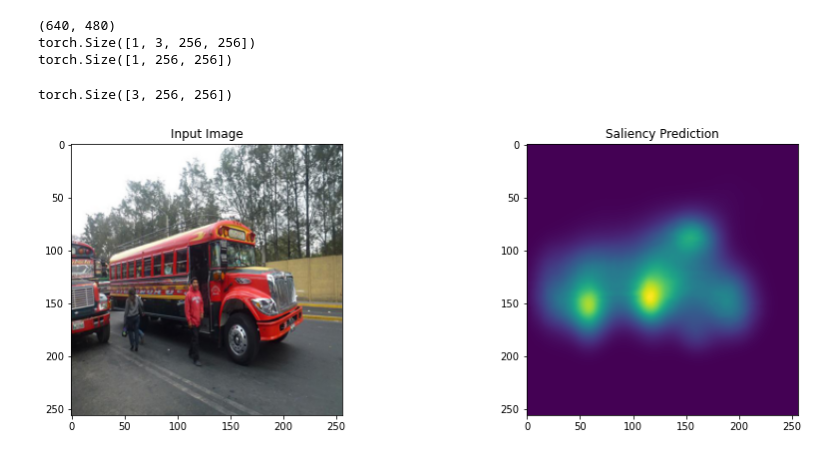
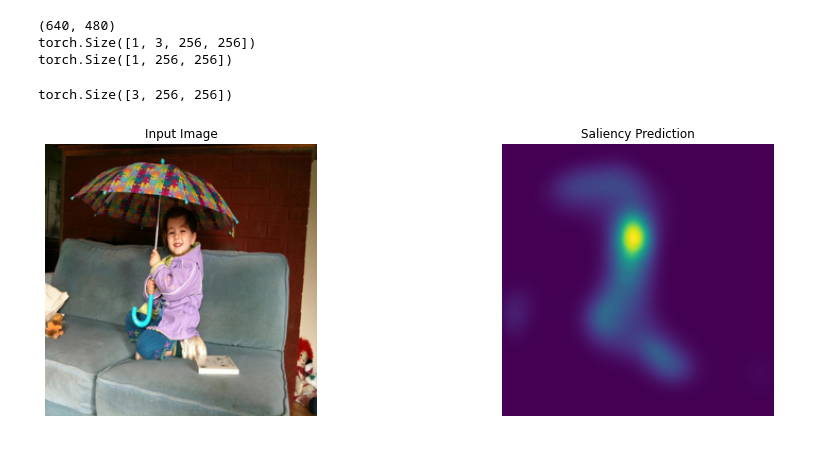
Before and after one commit to baharay/visintproject, a Jupyter notebook: prompt-to-prompt/saliency.ipynb, the cells around one changed output. Saved outputs shown, nothing was run; the diff lists cells and outputs as text; code cells hidden in the pictures.

```diff
--- a/prompt-to-prompt/saliency.ipynb
+++ b/prompt-to-prompt/saliency.ipynb
@@ -696,7 +696,7 @@ def run_and_display(prompts, controller, latent=None, run_baseline=False, genera
 
 image_path = "./example_images/gnochi_mirror.jpeg"
 image_root = "/sinergia/bahar/p2p/prompt-to-prompt/salicon_example_train_images/"
-image_name = "COCO_train2014_000000000532.jpg"
+image_name = "COCO_train2014_000000006590.jpg"
 image_path = image_root+image_name
 #prompt = "a cat sitting next to a mirror"
 prompt = caps[image_name]
@@ -877,18 +876,19 @@ torch.Size([1, 256, 256])
 # %%
 
 # Create a figure and display the image
 
 plt.subplots(1,2, figsize=(15,5))
 plt.subplot(1,2,1)
 print(img_tensor.squeeze(0).shape)
 plt.imshow(img_tensor.cpu().squeeze(0).permute(1,2,0).detach().numpy())
 plt.title(f'Input Image')
+plt.axis("off")
 plt.subplot(1,2,2)
 plt.imshow(out.cpu().permute(1,2,0).detach().numpy())
 plt.title(f'Saliency Prediction')
-
+plt.axis("off")
 # Show the figure
 plt.show()
 # %% [output]
 torch.Size([3, 256, 256])
-[figure, old version]
+[figure, new version]
```
Also changed, not shown: parts of 6 cells of this notebook.
